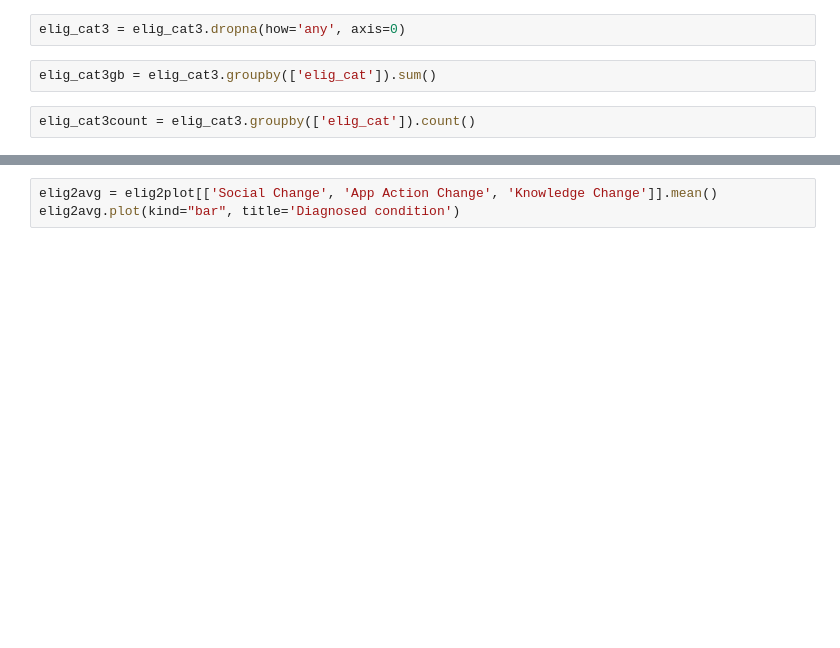
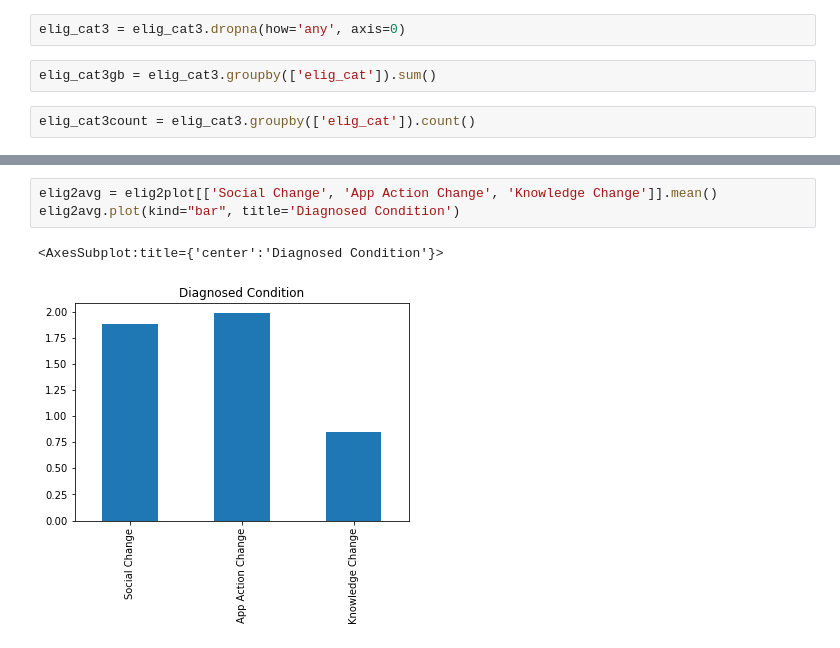
Before and after one commit to NSS-Data-Analytics-Cohort-7/didd-slacks-and-fanny-packs, a Jupyter notebook: notebook/diddnotebook.ipynb, the cells around one changed output, grey strips where cells are left out. Saved outputs shown, nothing was run; the diff lists cells and outputs as text; blank space fills up the shorter version.

```diff
--- a/notebook/diddnotebook.ipynb
+++ b/notebook/diddnotebook.ipynb
@@ -149,5 +474,8 @@ elig1avg.plot(kind="bar", title='Developmental evaluation (delay)')
 # %%
 elig2avg = elig2plot[['Social Change', 'App Action Change', 'Knowledge Change']].mean()
-elig2avg.plot(kind="bar", title='Diagnosed condition')
+elig2avg.plot(kind="bar", title='Diagnosed Condition')
+# %% [output]
+<AxesSubplot:title={'center':'Diagnosed Condition'}>
+[figure, added]
 # %%
 elig3avg = elig3plot[['Social Change', 'App Action Change', 'Knowledge Change']].mean()
```
Also changed, not shown: parts of 38 cells of this notebook.
